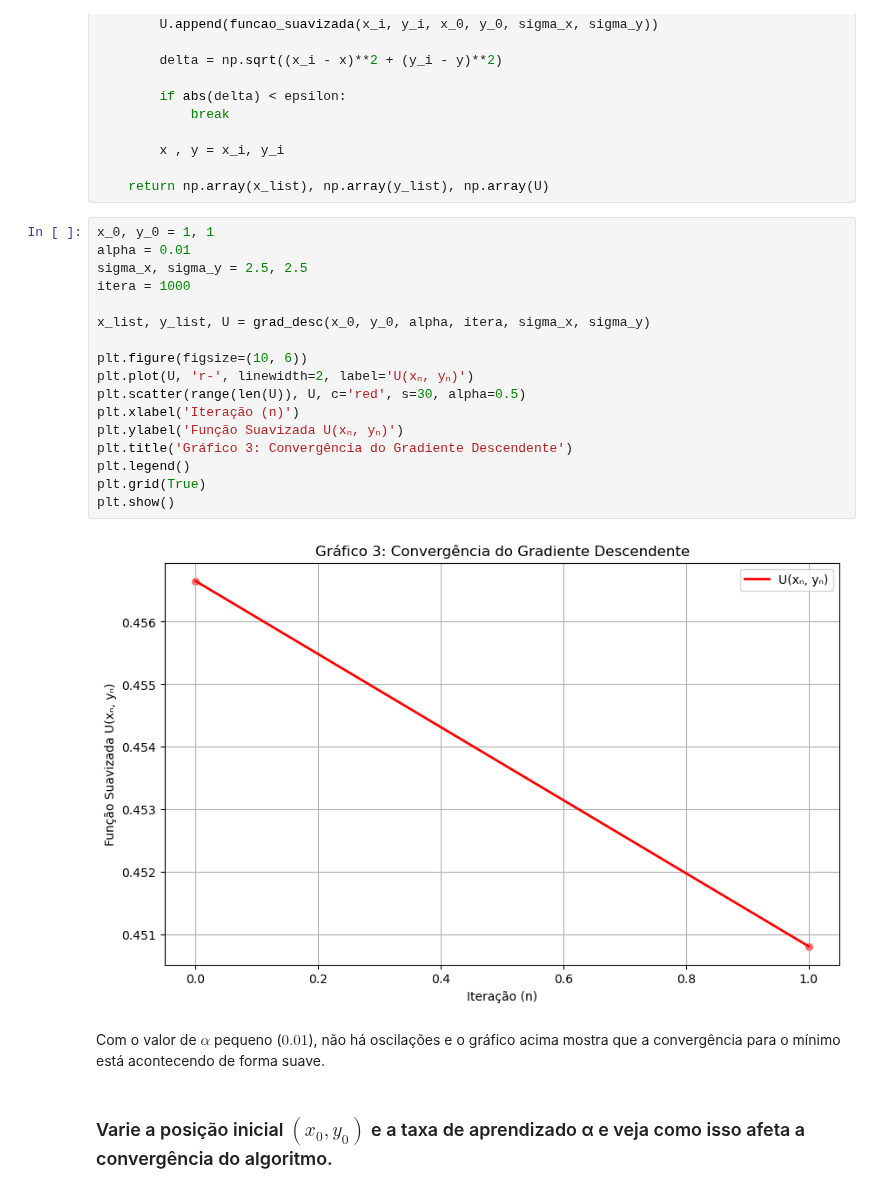
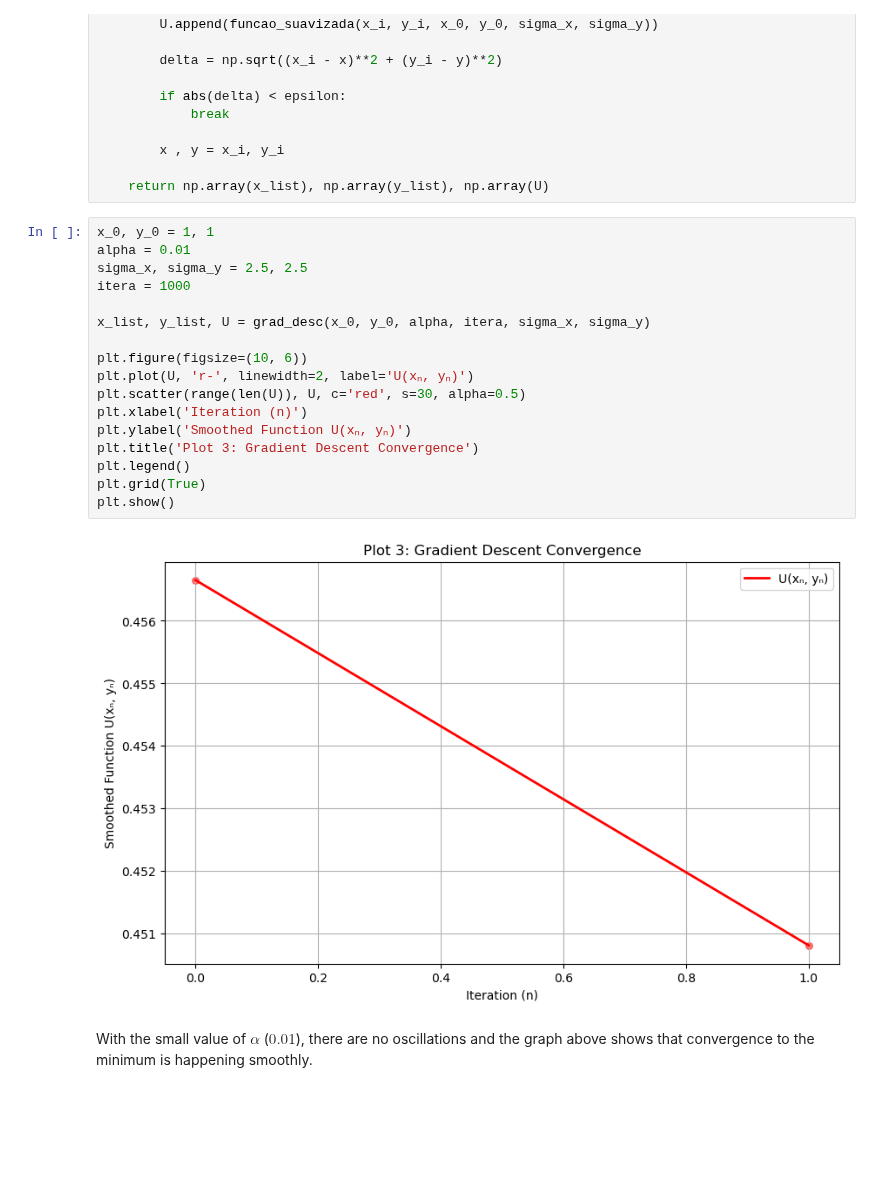
Before and after one commit to brunamendesfis/Computational_Physics, a Jupyter notebook: Redes_Neurais/Atividade_01/Exercício_04.ipynb, the cells around one changed output. Cells and saved outputs as stored; diff of their text form; blank space fills up the shorter version.

```diff
--- a/Redes_Neurais/Atividade_01/Exercício_04.ipynb
+++ b/Redes_Neurais/Atividade_01/Exercício_04.ipynb
@@ -178,23 +176,21 @@ def grad_desc(x_0, y_0, alpha, itera, sigma_x=1.0, sigma_y=1.0, epsilon=0.01):
 # %%
 x_0, y_0 = 1, 1
 alpha = 0.01
 sigma_x, sigma_y = 2.5, 2.5
 itera = 1000
 
 x_list, y_list, U = grad_desc(x_0, y_0, alpha, itera, sigma_x, sigma_y)
 
 plt.figure(figsize=(10, 6))
 plt.plot(U, 'r-', linewidth=2, label='U(xₙ, yₙ)')
 plt.scatter(range(len(U)), U, c='red', s=30, alpha=0.5)
-plt.xlabel('Iteração (n)')
-plt.ylabel('Função Suavizada U(xₙ, yₙ)')
-plt.title('Gráfico 3: Convergência do Gradiente Descendente')
+plt.xlabel('Iteration (n)')
+plt.ylabel('Smoothed Function U(xₙ, yₙ)')
+plt.title('Plot 3: Gradient Descent Convergence')
 plt.legend()
 plt.grid(True)
 plt.show()
 # %% [output]
-[figure, old version]
+[figure, new version]
-# %% [markdown]
-Com o valor de $\alpha$ pequeno ($0.01$), não há oscilações e o gráfico acima mostra que a convergência para o mínimo está acontecendo de forma suave.
-# %% [markdown]
-### Varie a posição inicial $(x_{0},y_{0})$ e a taxa de aprendizado α e veja como isso afeta a convergência do algoritmo.
+# %% [markdown]
+With the small value of $\alpha$ ($0.01$), there are no oscillations and the graph above shows that convergence to the minimum is happening smoothly.
```
Also changed, not shown: parts of 24 cells of this notebook, 6 other files.
